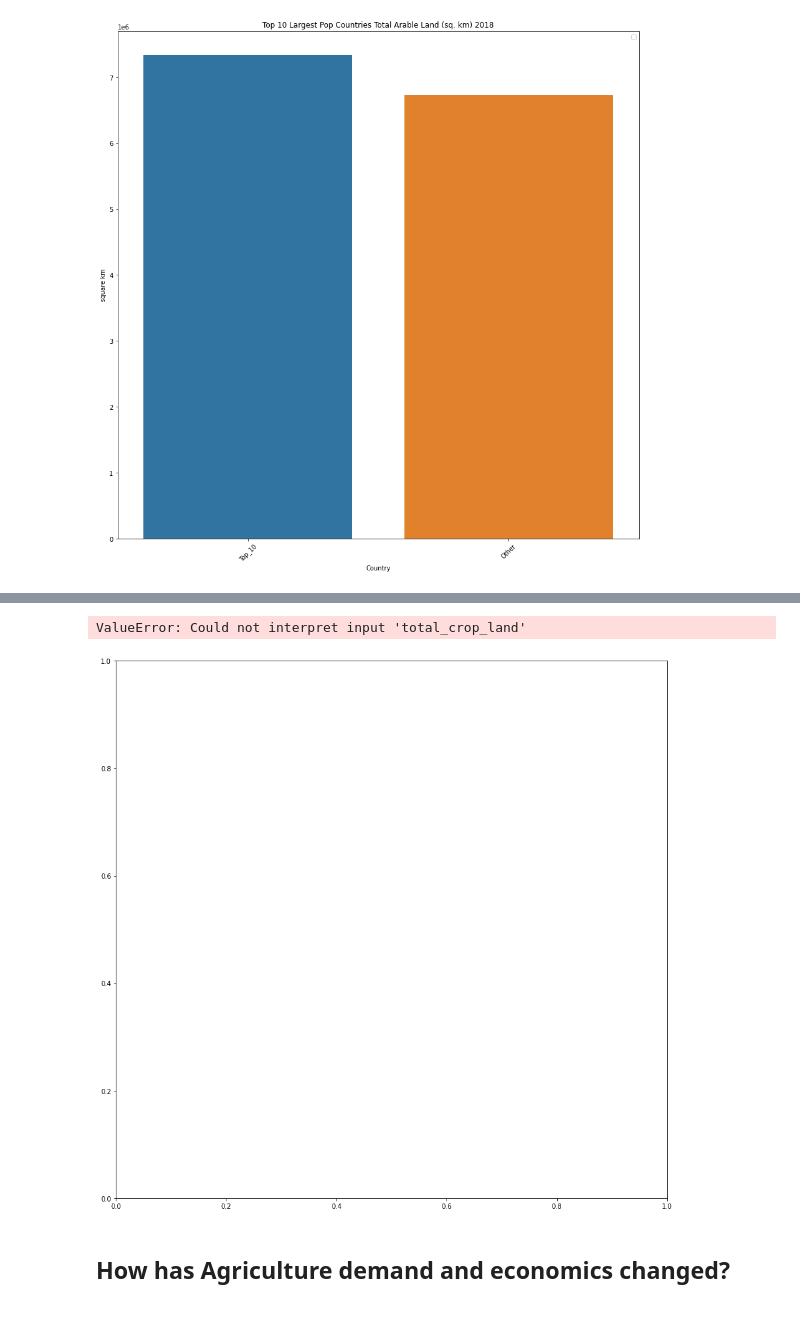
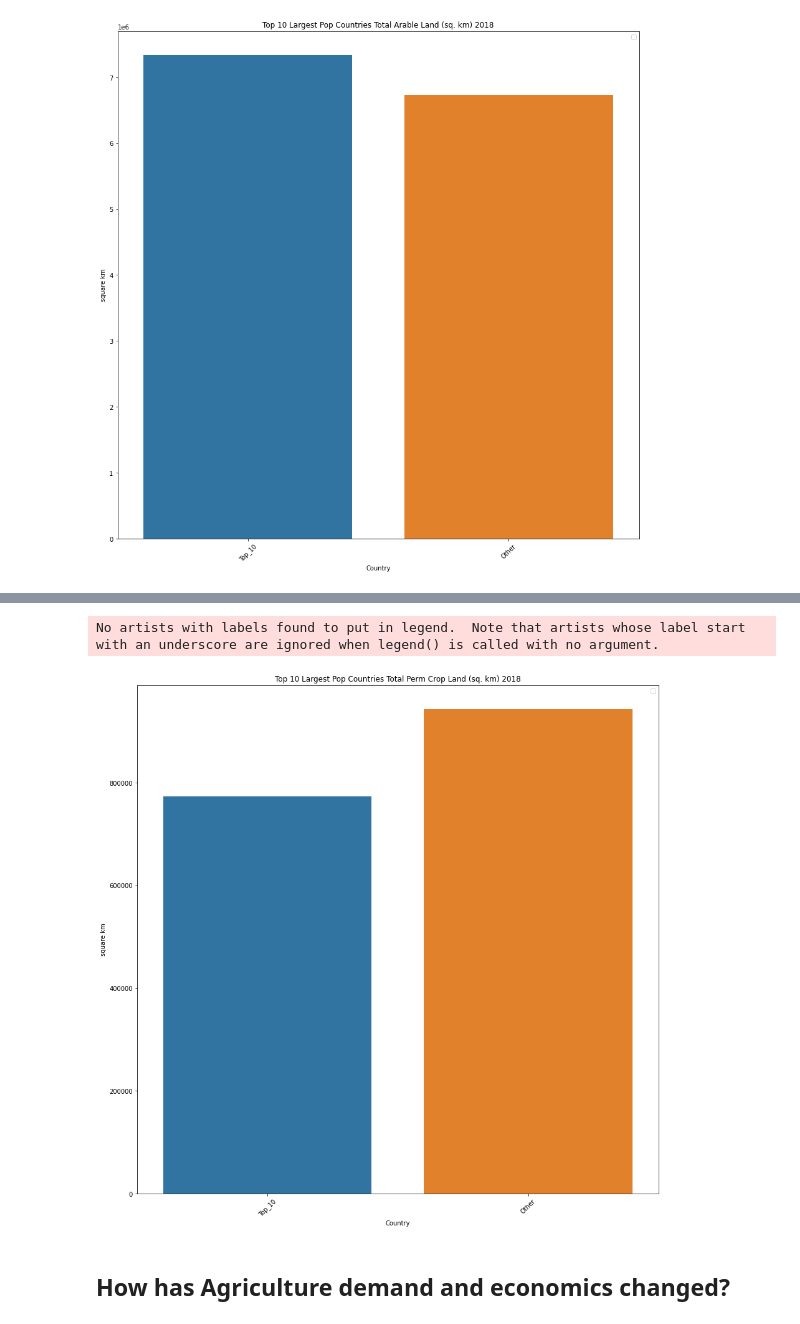
Before and after one commit to chabazite/Agriculture_Analysis_App, a Jupyter notebook: notebooks/3.0_ASI_Exploratory_Data_Analysis.ipynb, the cells around one changed output, grey strips where cells are left out. Drawn from its saved outputs; the diff is of its cells as text; code cells hidden in the pictures.

Commit message:
agricultural economics

```diff
--- a/notebooks/3.0_ASI_Exploratory_Data_Analysis.ipynb
+++ b/notebooks/3.0_ASI_Exploratory_Data_Analysis.ipynb
@@ -204,16 +211,16 @@ No artists with labels found to put in legend.  Note that artists whose label st
 # %%
 fig, axs = plt.subplots(figsize=(15, 15))
 
-sns.barplot(ax = axs, data=world_vs_10_pop_df, x='country', y='total_crop_land')
+sns.barplot(ax = axs, data=world_vs_10_pop_df, x='country', y='total_perm_crop_land')
 # label the plot
-plt.title('Top 10 Largest Pop Countries Total Agricultural Land (sq. km) 2018')
+plt.title('Top 10 Largest Pop Countries Total Perm Crop Land (sq. km) 2018')
 plt.legend()
 plt.xlabel('Country')
 plt.xticks(rotation=45)
 plt.ylabel('square km')
 plt.show()
 # %% [output]
-ValueError: Could not interpret input 'total_crop_land'
+No artists with labels found to put in legend.  Note that artists whose label start with an underscore are ignored when legend() is called with no argument.
-[figure, old version]
+[figure, new version]
 # %% [markdown]
 ## How has Agriculture demand and economics changed?
```
Also changed, not shown: parts of 16 cells of this notebook.
